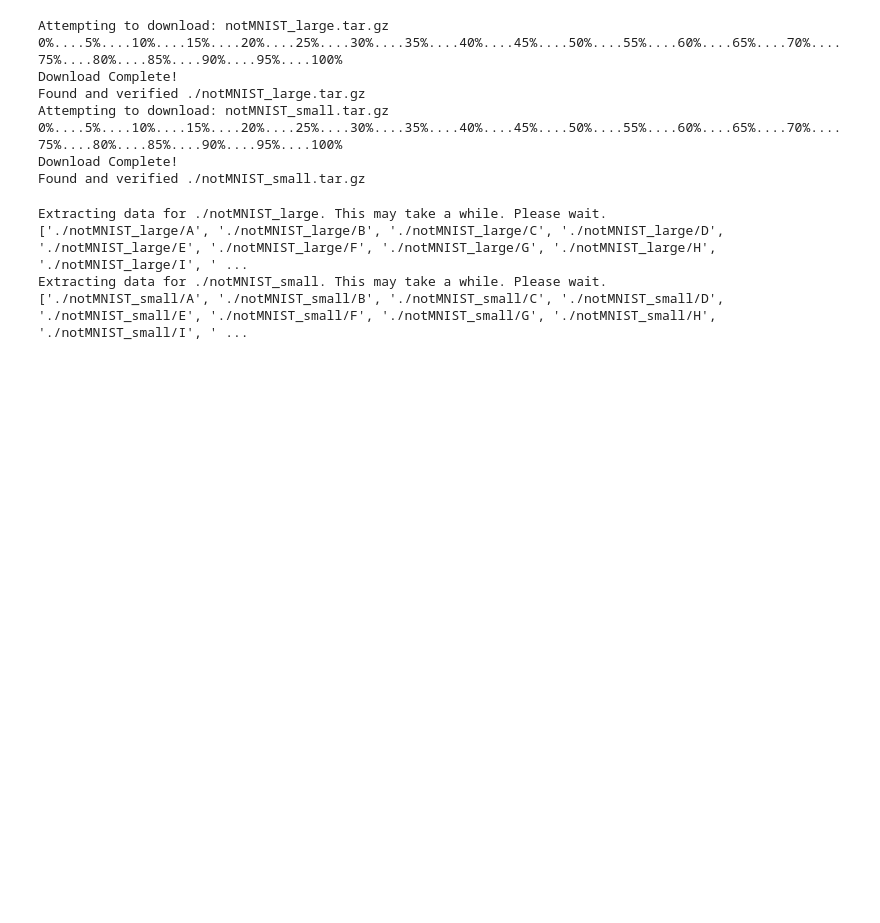
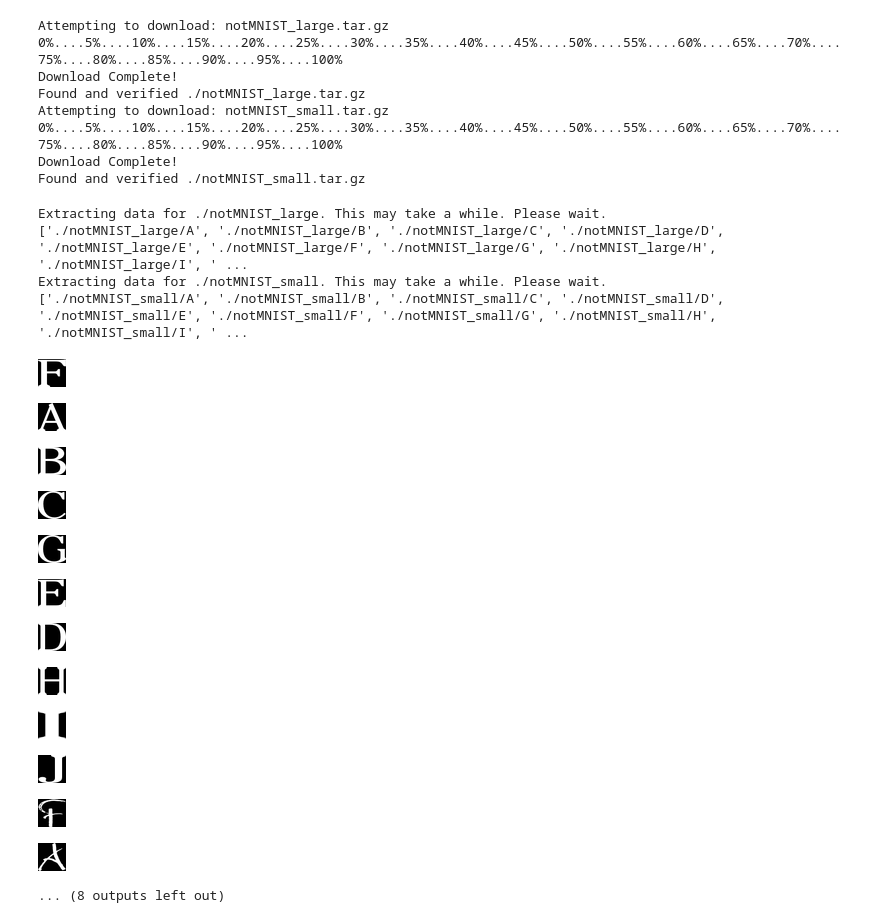
Before and after one commit to julian59189/UdacityDeepLearning, a Jupyter notebook: Lesson1/Assignment1.ipynb, the cells around one changed output. Cells and saved outputs as stored; diff of their text form; code cells hidden in the pictures; blank space fills up the shorter version.

```diff
--- a/Lesson1/Assignment1.ipynb
+++ b/Lesson1/Assignment1.ipynb
@@ -95,3 +95,36 @@ Extracting data for ./notMNIST_large. This may take a while. Please wait.
 ['./notMNIST_large/A', './notMNIST_large/B', './notMNIST_large/C', './notMNIST_large/D', './notMNIST_large/E', './notMNIST_large/F', './notMNIST_large/G', './notMNIST_large/H', './notMNIST_large/I', ' ...
 Extracting data for ./notMNIST_small. This may take a while. Please wait.
 ['./notMNIST_small/A', './notMNIST_small/B', './notMNIST_small/C', './notMNIST_small/D', './notMNIST_small/E', './notMNIST_small/F', './notMNIST_small/G', './notMNIST_small/H', './notMNIST_small/I', ' ...
+# %%
+# Problem 1
+rootdir ='notMNIST_small'
+for subdir, dirs, files in os.walk(rootdir):
+    for file in files:
+        filepath = subdir + os.sep + file
+        #print(filepath)
+        #print(file)
+        display(Image(filename=filepath))
+        break
+
+rootdir ='notMNIST_large'
+for subdir, dirs, files in os.walk(rootdir):
+    for file in files:
+        filepath = subdir + os.sep + file
+        #print(filepath)
+        #print(file)
+        display(Image(filename=filepath))
+        break
+# %% [output]
+[figure, added]
+[figure, added]
+[figure, added]
+[figure, added]
+[figure, added]
+[figure, added]
+[figure, added]
+[figure, added]
+[figure, added]
+[figure, added]
+[figure, added]
+[figure, added]
+... (8 outputs left out)
```
Also changed, not shown: parts of 2 cells of this notebook.
